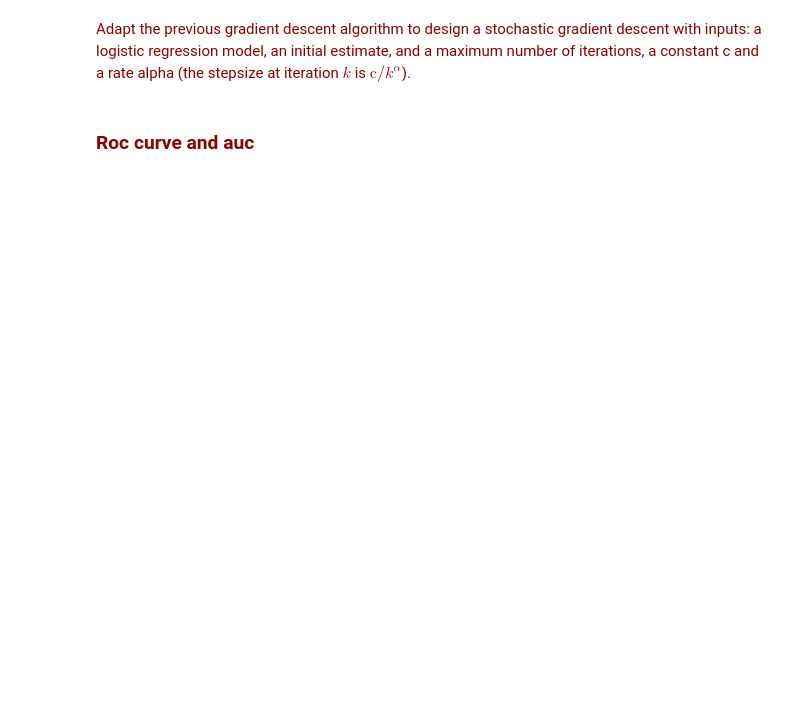
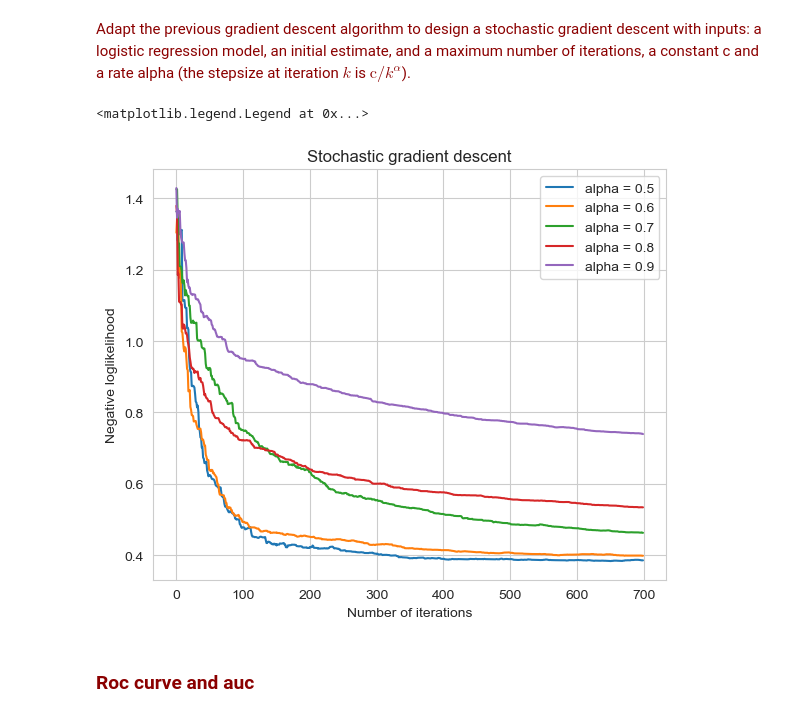
Before and after one commit to sylvainlc/22-ISDS-StatisticalLearning, a Jupyter notebook: Labs/05-logistic_regression/05-logistic_regression.ipynb, the cells around one changed output. Cells and saved outputs as stored; diff of their text form; code cells hidden in the pictures; blank space fills up the shorter version.

```diff
--- a/Labs/05-logistic_regression/05-logistic_regression.ipynb
+++ b/Labs/05-logistic_regression/05-logistic_regression.ipynb
@@ -226,19 +237,22 @@ def sgd(model, w0, n_iter, c, alpha):
 # %%
 figure = plt.figure(figsize = (6, 5))
 plt.title('Stochastic gradient descent')
 plt.xlabel('Number of iterations')
 plt.ylabel('Negative loglikelihood')
 plt.tight_layout()
 
 step_gd = [1e-2,1e-1,5e-1,1,2]
 stp     = 0.5
 alpha   = [0.5,0.6,0.7,0.8,0.9]
 w0 = np.random.randn(n_features)
 n_iter_max = 700
 for al in alpha:
     w, sgd_loss = sgd(model, w0,n_iter_max, stp, al)
-    plt.plot(sgd_loss, '-', label = 'Rate alpha %f'%al)
+    plt.plot(sgd_loss, '-', label='alpha = %.1f' % al)
 plt.legend()
+# %% [output]
+<matplotlib.legend.Legend at 0x...>
+[figure, added]
 # %% [markdown]
 ### <font color=darkred> Roc curve and auc</font>
 # %%
```
Also changed, not shown: parts of 14 cells of this notebook.
